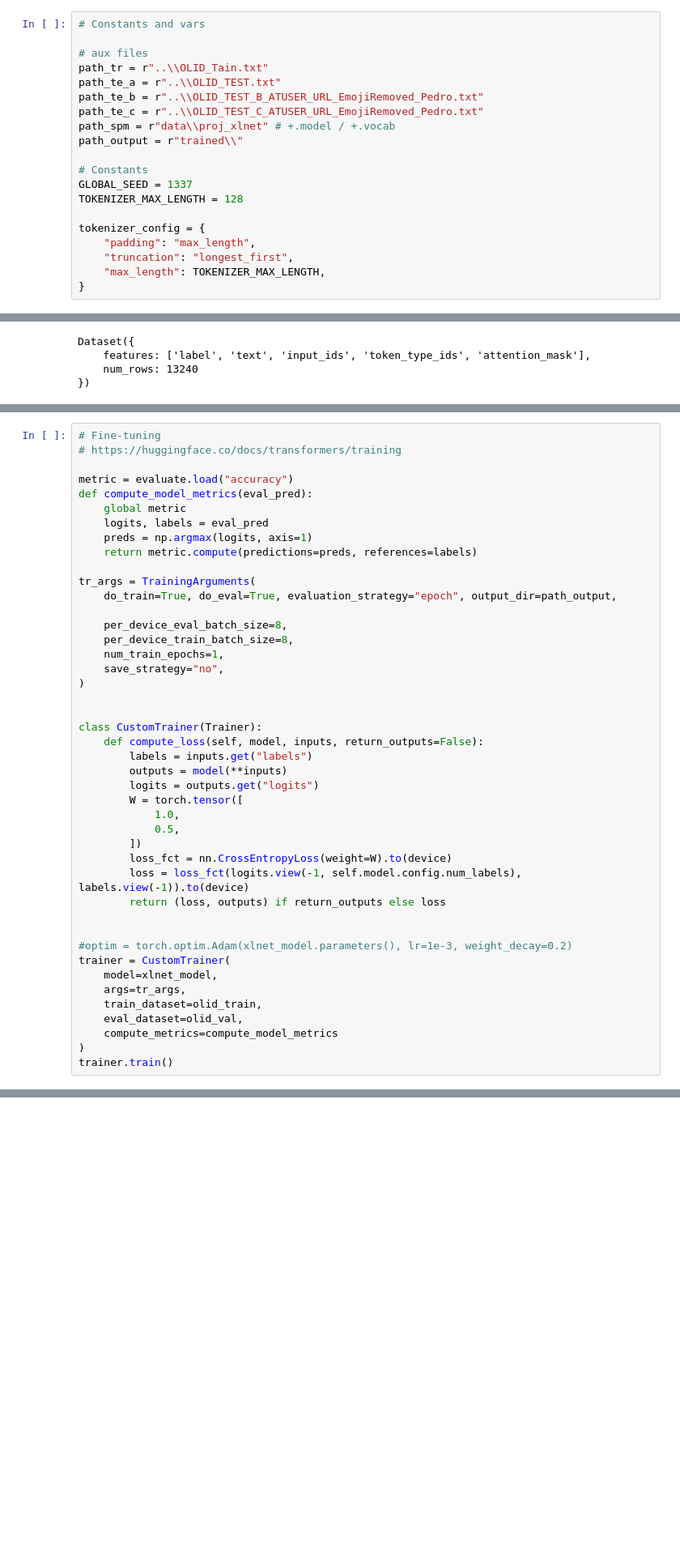
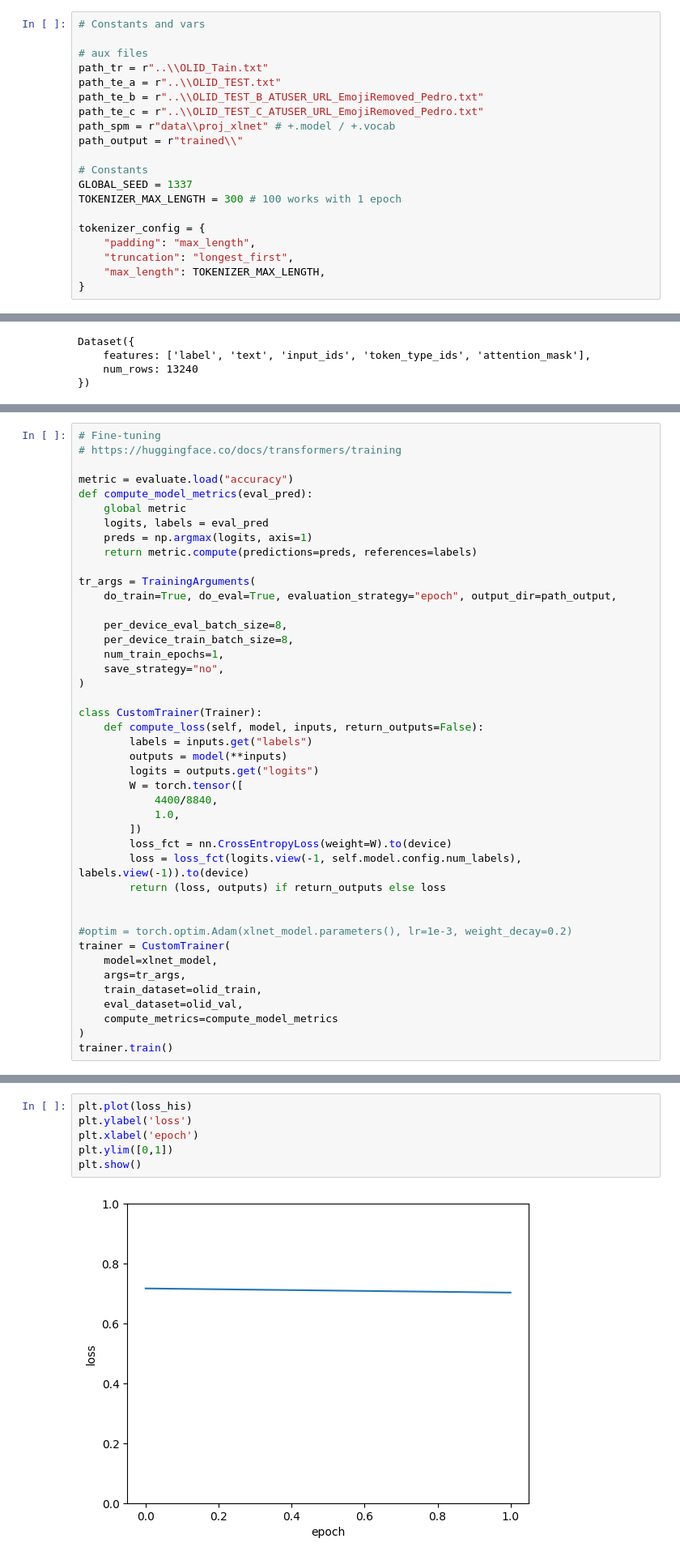
Before and after one commit to afy/d7047e, a Jupyter notebook: Project/XLNetModel/main.ipynb, the cells around one changed output, grey strips where cells are left out. Shown at 81% size. Saved outputs shown, nothing was run; the diff lists cells and outputs as text; blank space fills up the shorter version.

```diff
--- a/Project/XLNetModel/main.ipynb
+++ b/Project/XLNetModel/main.ipynb
@@ -52,7 +53,7 @@ path_output = r"trained\\"
 
 # Constants
 GLOBAL_SEED = 1337
-TOKENIZER_MAX_LENGTH = 128
+TOKENIZER_MAX_LENGTH = 300 # 100 works with 1 epoch
 
 tokenizer_config = {
     "padding": "max_length",
@@ -172,15 +173,14 @@ tr_args = TrainingArguments(
     save_strategy="no",
 )
 
-
 class CustomTrainer(Trainer):
     def compute_loss(self, model, inputs, return_outputs=False):
         labels = inputs.get("labels")
         outputs = model(**inputs)
         logits = outputs.get("logits")
         W = torch.tensor([
+            4400/8840,
             1.0,
-            0.5,
         ])
         loss_fct = nn.CrossEntropyLoss(weight=W).to(device)
         loss = loss_fct(logits.view(-1, self.model.config.num_labels), labels.view(-1)).to(device)
@@ -249,3 +249,11 @@ Predicted labels {'0': 1986, '1': 0}
  'recall': 0.0,
  'confusion_matrix': array([[1324,    0],
         [ 662,    0]], dtype=int64)}
+# %%
+plt.plot(loss_his)
+plt.ylabel('loss')
+plt.xlabel('epoch')
+plt.ylim([0,1])
+plt.show()
+# %% [output]
+[figure, added]
```
Also changed, not shown: parts of 3 cells of this notebook, 7 other files.
